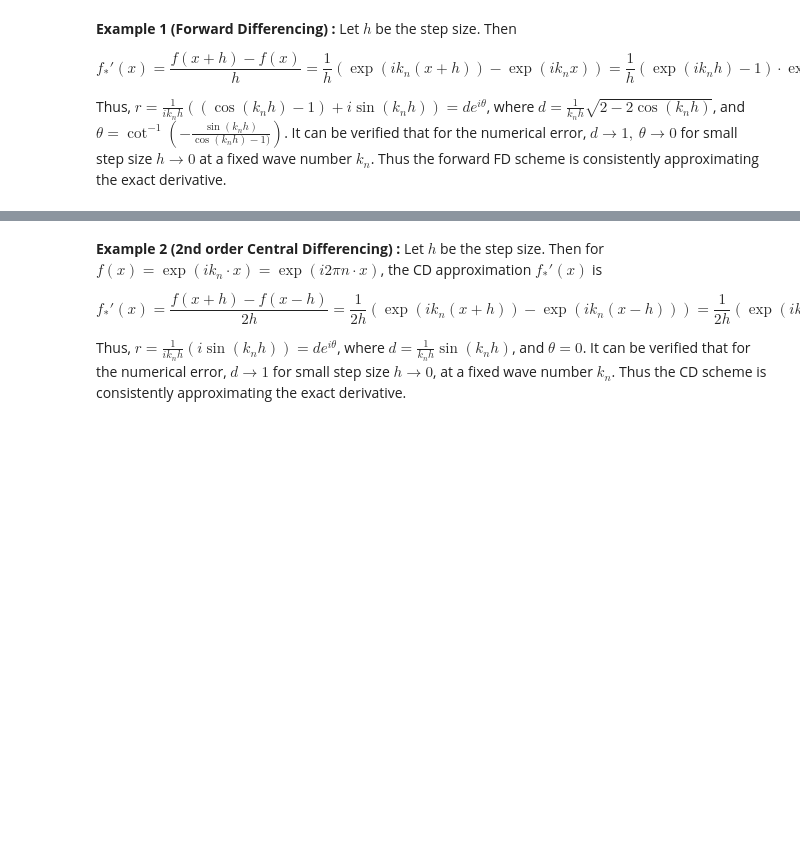
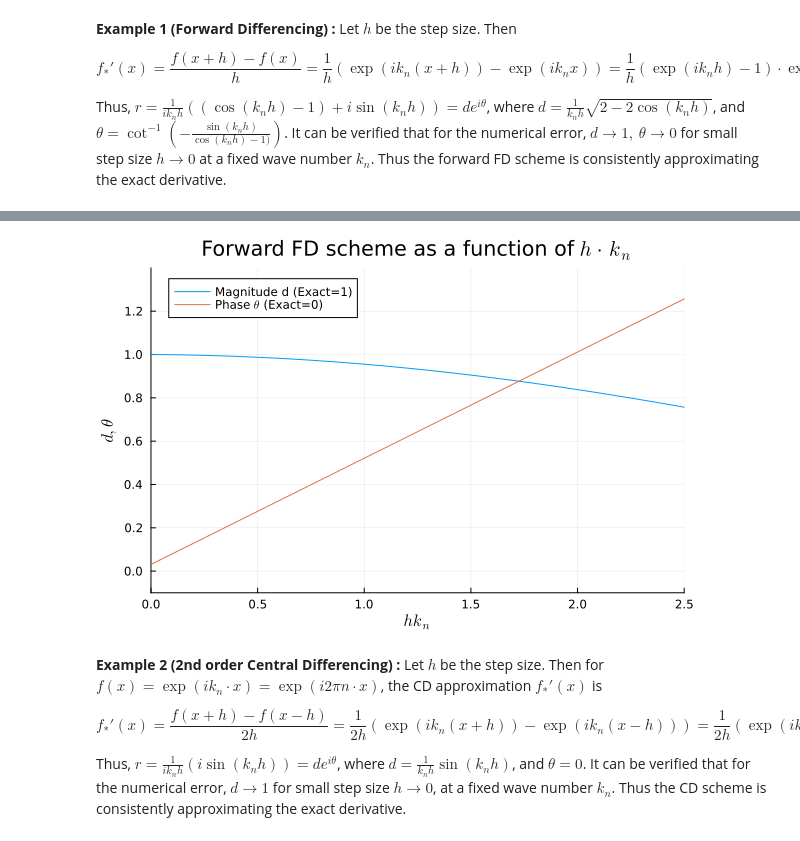
Before and after one commit to jacob-cunningham-ds/me2060, a Jupyter notebook: modules/module_5/error_analysis_fd-inclass.ipynb, the cells around one changed output, grey strips where cells are left out. Drawn from its saved outputs; the diff is of its cells as text; code cells hidden in the pictures; blank space fills up the shorter version.

```diff
--- a/modules/module_5/error_analysis_fd-inclass.ipynb
+++ b/modules/module_5/error_analysis_fd-inclass.ipynb
@@ -53,17 +62,20 @@ ylabel!(L"d,\theta")
 # %%
-#Plot error as function of wave number - stepsize product h*k_n
+# Plot error as function of wave number - stepsize product h*k_n
+hk = LinRange(0.001, 2.5, 100)
 
-hk=LinRange(0.001,2.5,100)
+mag_n_fd = 1 ./ (k0 .* h) .* sqrt.(2 .- 2 * cos.(k0 .* h))
+theta_n_fd = acot.(-sin.(k0 .* h) ./ (cos.(k0 .* h) .- 1.0))
 
-mag_n_fd = 1 ./(k0.*h) .*sqrt.(2 .- 2*cos.(k0.*h))
-theta_n_fd = acot.(-sin.(k0.*h) ./(cos.(k0.*h) .-1.0) )
-plot(hk,mag_n_fd,label="Magnitude  d (Exact=1)")
-plot!(hk,theta_n_fd,label=L"Phase $\theta$ (Exact=0)")
-title!(L"Forward FD scheme as a function of $h\cdot k_n$")
-xlabel!(L"$hk_n$")
-ylabel!(L"d,\theta")
-ylims!(-0.1,1.4)
-xlims!(0.0,2.5)
+# Plot the results
+Plt.plot(hk, mag_n_fd,label="Magnitude d (Exact=1)")
+Plt.plot!(hk, theta_n_fd, label=ltx.L"Phase $\theta$ (Exact=0)")
+Plt.title!(ltx.L"Forward FD scheme as a function of $h\cdot k_n$")
+Plt.xlabel!(ltx.L"$hk_n$")
+Plt.ylabel!(ltx.L"d,\theta")
+Plt.ylims!(-0.1, 1.4)
+Plt.xlims!(0.0, 2.5)
+# %% [output]
+[figure, added]
 # %% [markdown]
 <b>Example 2 (2nd order Central Differencing) :</b> Let $h$ be the step size. Then for $f(x)=\exp(i k_n \cdot x)=\exp(i2 \pi n \cdot x)$, the CD approximation $f_*'(x)$ is
 
```
Also changed, not shown: parts of 9 cells of this notebook, 2 other files.
